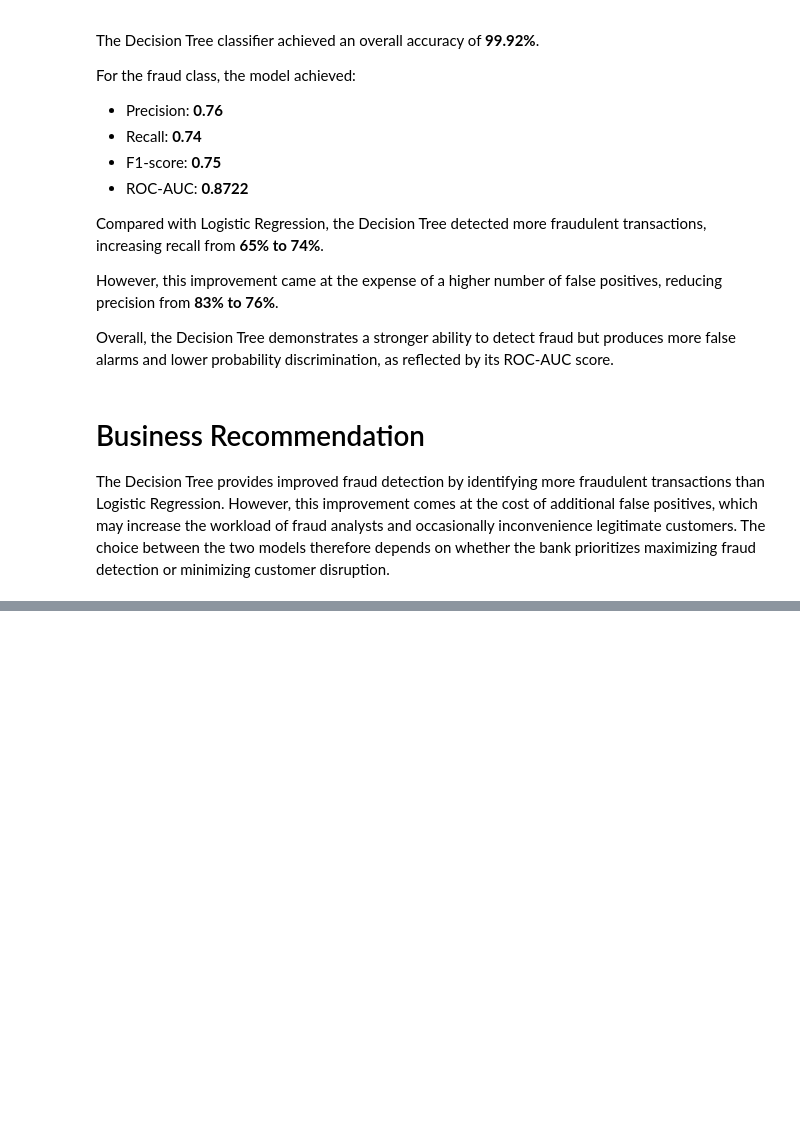
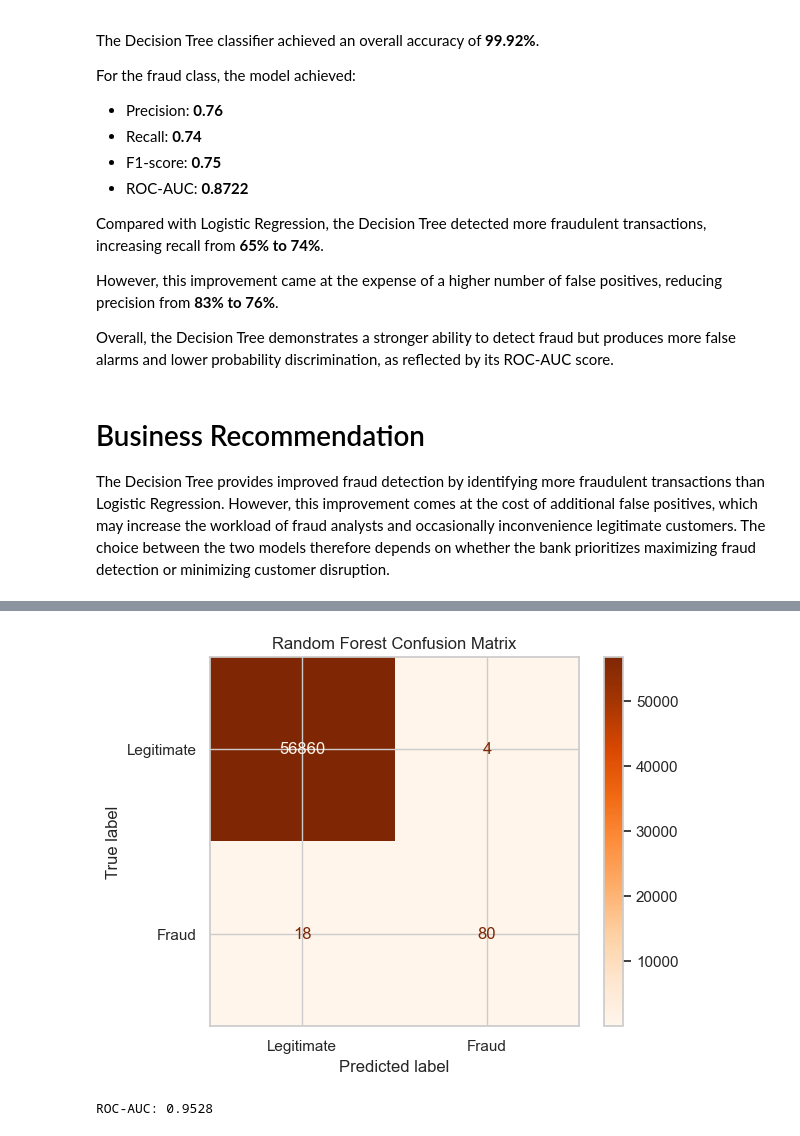
Before and after one commit to che-francis/Credit-Card-Fraud-Detection, a Jupyter notebook: notebooks/Credit_Card_Fraud_Detection.ipynb, the cells around one changed output, grey strips where cells are left out. Cells and saved outputs as stored; diff of their text form; code cells hidden in the pictures; blank space fills up the shorter version.

Commit message:
Implement and Compare baseline classification models

```diff
--- a/notebooks/Credit_Card_Fraud_Detection.ipynb
+++ b/notebooks/Credit_Card_Fraud_Detection.ipynb
@@ -1110,0 +1121,11 @@ The Decision Tree provides improved fraud detection by identifying more fraudule
+# %%
+# create random forest model
+
+random_forest = RandomForestClassifier(
+    n_estimators=100,
+    random_state=42
+)
+# %%
+# train the random forest model
+
+random_forest.fit(X_train, y_train)
@@ -1110,0 +1134,5 @@ The Decision Tree provides improved fraud detection by identifying more fraudule
+# %%
+# Make predictions on the test set using the random forest model
+
+y_pred_rf = random_forest.predict(X_test)
+y_prob_rf = random_forest.predict_proba(X_test)[:, 1]
@@ -1110,0 +1159,19 @@ The Decision Tree provides improved fraud detection by identifying more fraudule
+# %%
+# confusion matrix for random forest
+cm = confusion_matrix(y_test, y_pred_rf)
+
+disp = ConfusionMatrixDisplay(
+    confusion_matrix=cm,
+    display_labels=["Legitimate", "Fraud"]
+)
+disp.plot(cmap="Oranges")
+plt.title("Random Forest Confusion Matrix")
+plt.show()
+# %% [output]
+[figure, added]
+# %%
+# ROC-AUC
+roc_auc_rf = roc_auc_score(y_test, y_prob_rf)
+print(f"ROC-AUC: {roc_auc_rf:.4f}")
+# %% [output]
+ROC-AUC: 0.9528
```
Also changed, not shown: parts of 6 cells of this notebook, 1 other file.
